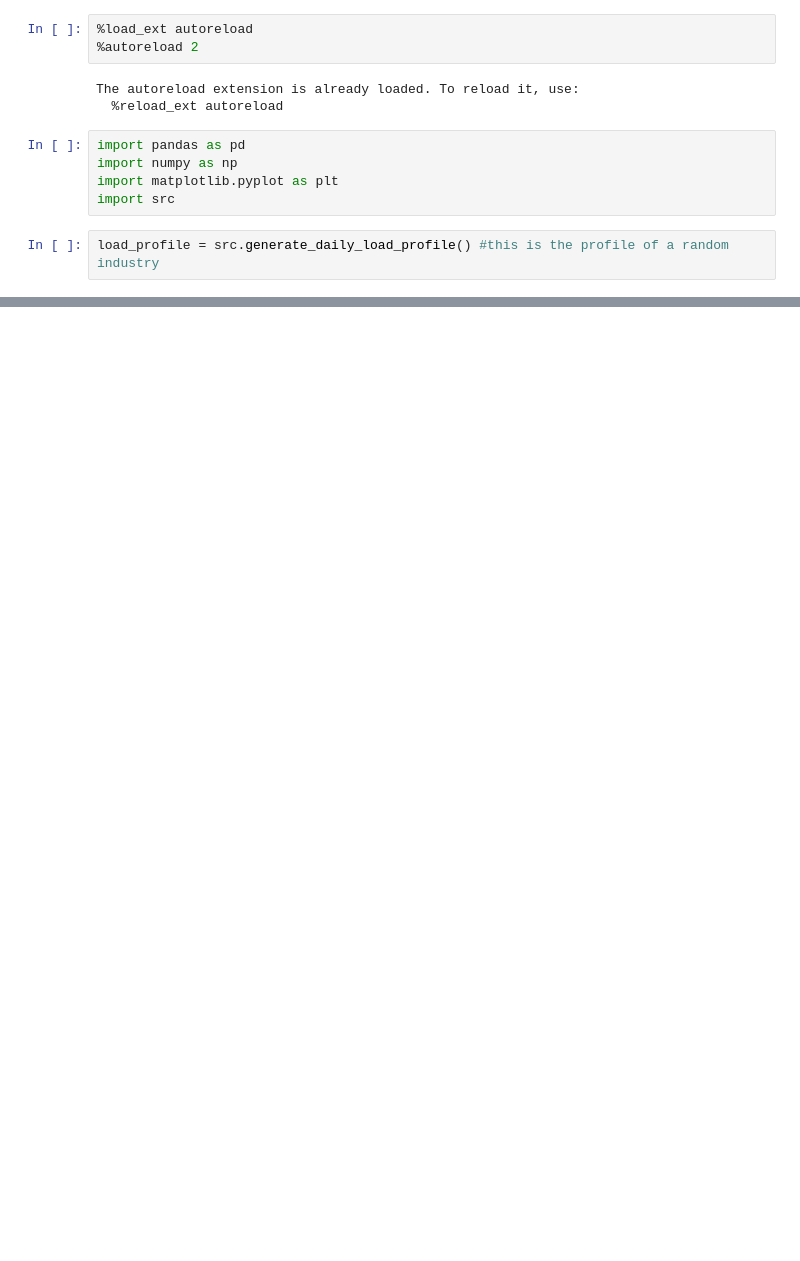
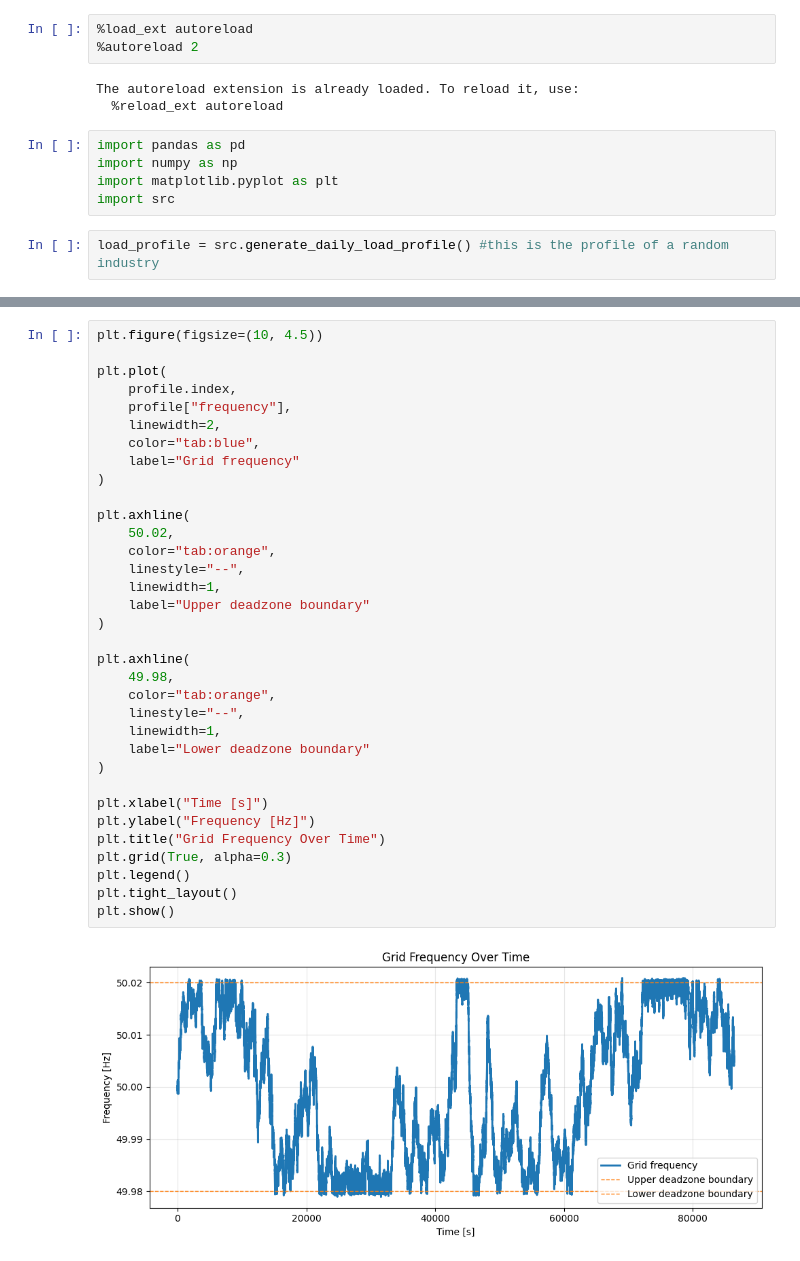
Before and after one commit to dahervinicius-ctrl/stochastic-frequency-response-analysis, a Jupyter notebook: test.ipynb, the cells around one changed output, grey strips where cells are left out. Saved outputs shown, nothing was run; the diff lists cells and outputs as text; blank space fills up the shorter version.

```diff
--- a/test.ipynb
+++ b/test.ipynb
@@ -39,0 +128,36 @@ np.float64(0.7225245017978468)
+# %%
+plt.figure(figsize=(10, 4.5))
+
+plt.plot(
+    profile.index,
+    profile["frequency"],
+    linewidth=2,
+    color="tab:blue",
+    label="Grid frequency"
+)
+
+plt.axhline(
+    50.02,
+    color="tab:orange",
+    linestyle="--",
+    linewidth=1,
+    label="Upper deadzone boundary"
+)
+
+plt.axhline(
+    49.98,
+    color="tab:orange",
+    linestyle="--",
+    linewidth=1,
+    label="Lower deadzone boundary"
+)
+
+plt.xlabel("Time [s]")
+plt.ylabel("Frequency [Hz]")
+plt.title("Grid Frequency Over Time")
+plt.grid(True, alpha=0.3)
+plt.legend()
+plt.tight_layout()
+plt.show()
+# %% [output]
+[figure, added]
```
Also changed, not shown: parts of 16 cells of this notebook, 6 other files.
